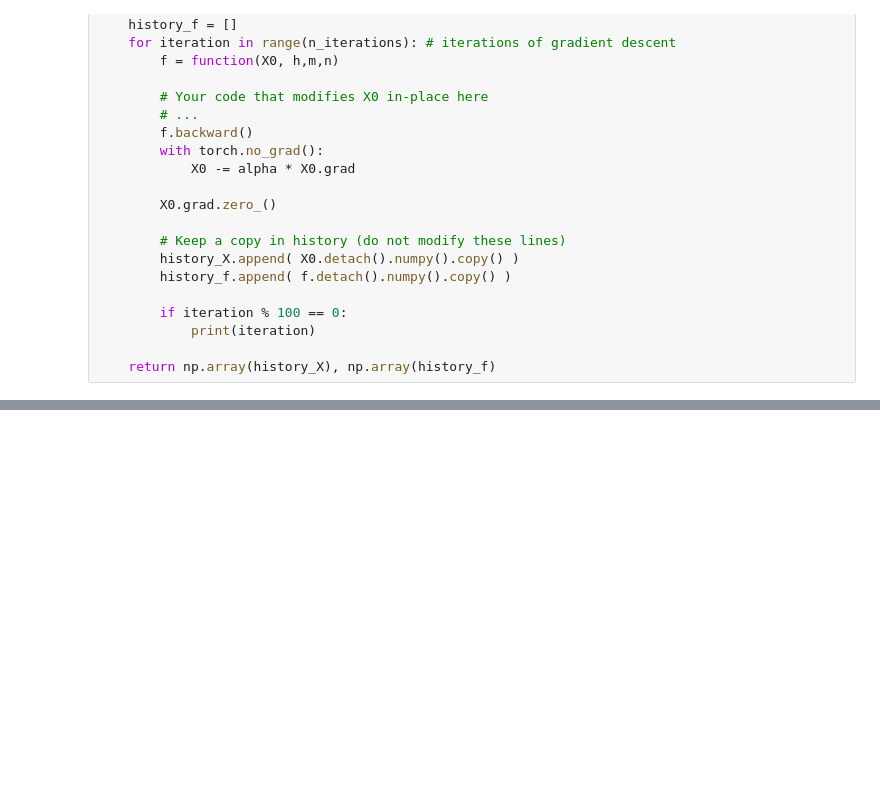
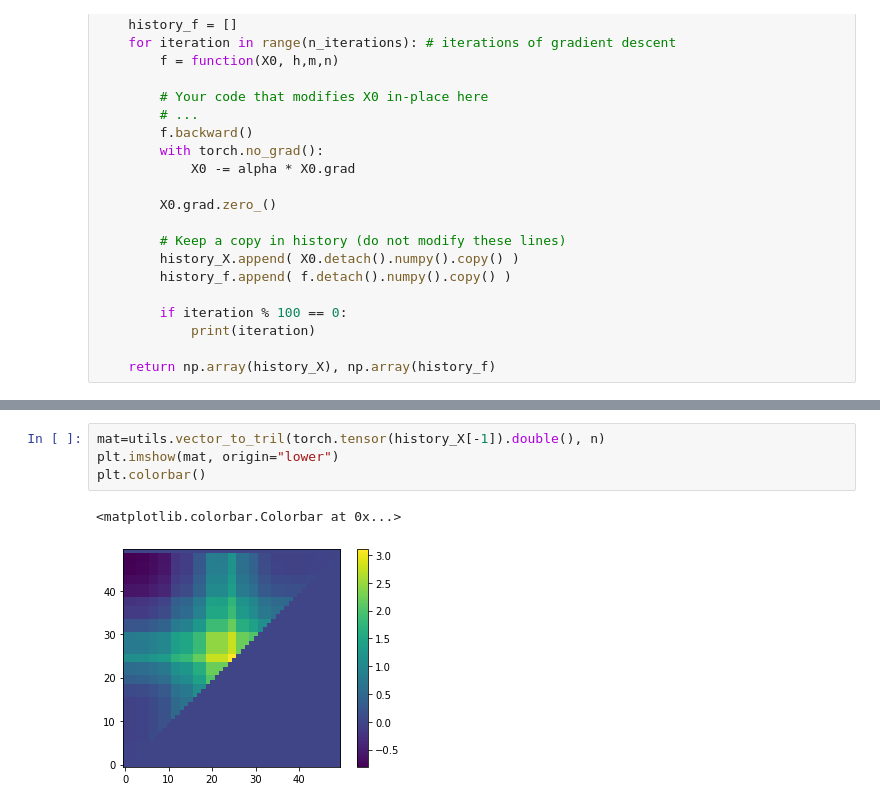
Before and after one commit to roussel-ryan/diff_hysteresis, a Jupyter notebook: optimization_draft_kd.ipynb, the cells around one changed output, grey strips where cells are left out. Cells and saved outputs as stored; diff of their text form; blank space fills up the shorter version.

```diff
--- a/optimization_draft_kd.ipynb
+++ b/optimization_draft_kd.ipynb
@@ -98,0 +108,7 @@ plt.show()
+# %%
+mat=utils.vector_to_tril(torch.tensor(history_X[-1]).double(), n)
+plt.imshow(mat, origin="lower")
+plt.colorbar()
+# %% [output]
+<matplotlib.colorbar.Colorbar at 0x...>
+[figure, added]
```
Also changed, not shown: parts of 4 cells of this notebook, 2 other files.
